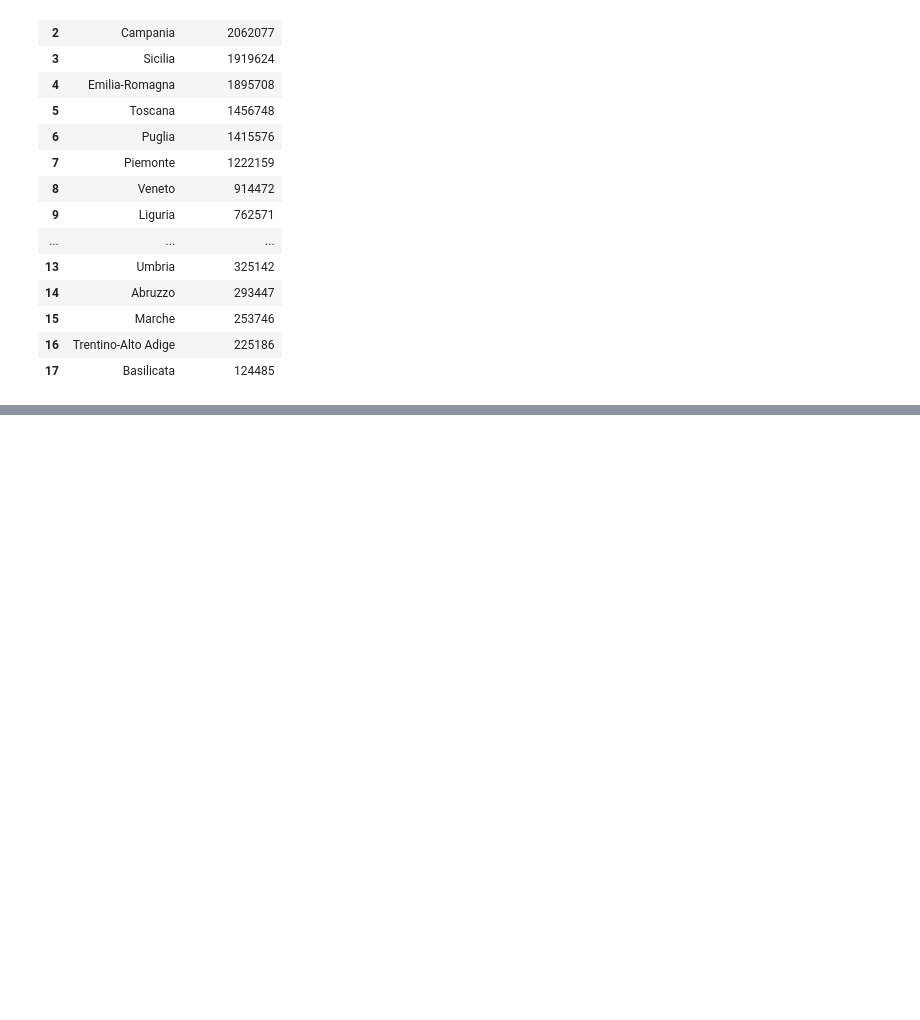
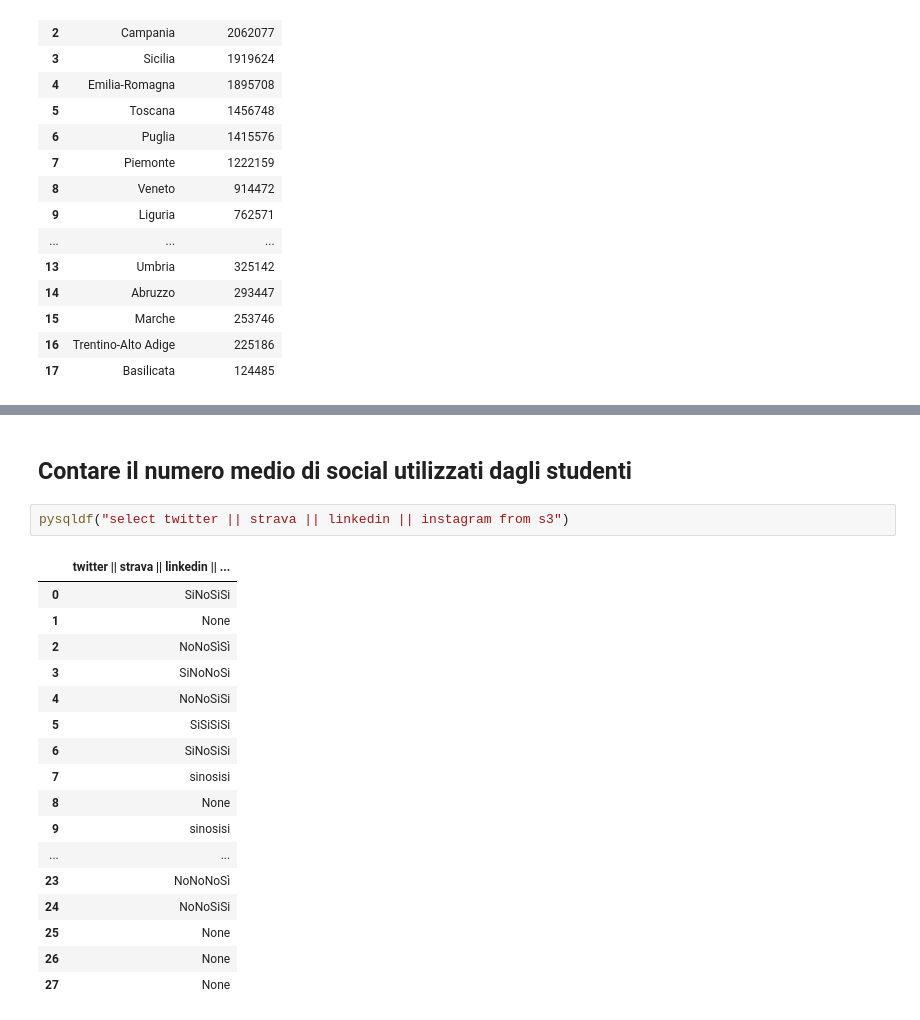
Before and after one commit to Spiro01/CorsoIts, a Jupyter notebook: BigData/jupyter/Esercizio_movimenti.ipynb, the cells around one changed output, grey strips where cells are left out. Saved outputs shown, nothing was run; the diff lists cells and outputs as text; blank space fills up the shorter version.

```diff
--- a/BigData/jupyter/Esercizio_movimenti.ipynb
+++ b/BigData/jupyter/Esercizio_movimenti.ipynb
@@ -190,0 +273,22 @@ pysqldf("select Regione, sum(Abitanti) as NumeroAbitanti from s2 group by Region
+# %% [markdown]
+## Contare il numero medio di social utilizzati dagli studenti
+# %%
+pysqldf("select twitter || strava || linkedin || instagram from s3")
+# %% [output]
+|  | twitter || strava || linkedin || ... |
+| 0 | SiNoSiSi |
+| 1 | None |
+| 2 | NoNoSìSì |
+| 3 | SiNoNoSi |
+| 4 | NoNoSiSi |
+| 5 | SiSiSiSi |
+| 6 | SiNoSiSi |
+| 7 | sinosisi |
+| 8 | None |
+| 9 | sinosisi |
+| ... | ... |
+| 23 | NoNoNoSì |
+| 24 | NoNoSiSi |
+| 25 | None |
+| 26 | None |
+| 27 | None |
```
Also changed, not shown: parts of 14 cells of this notebook, 1 other file.
